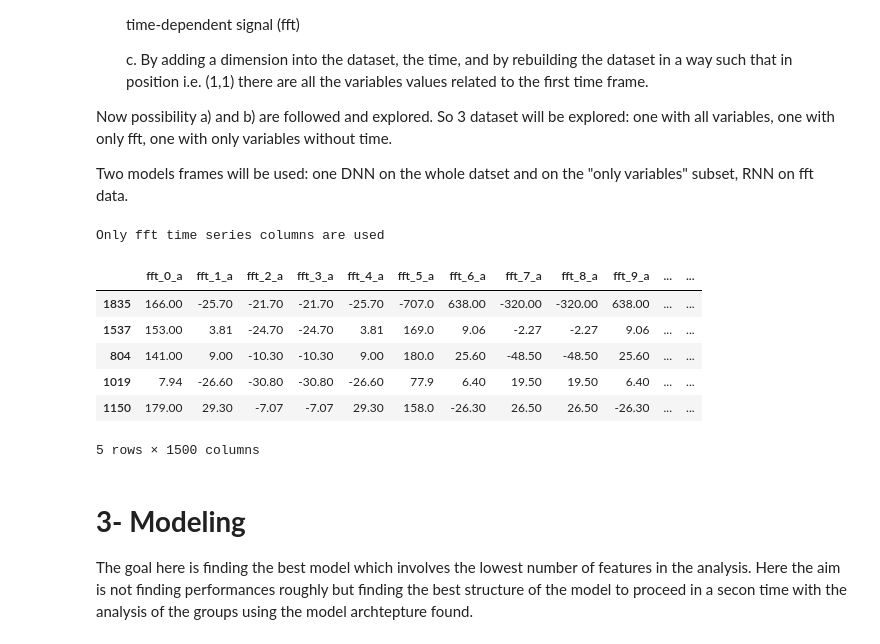
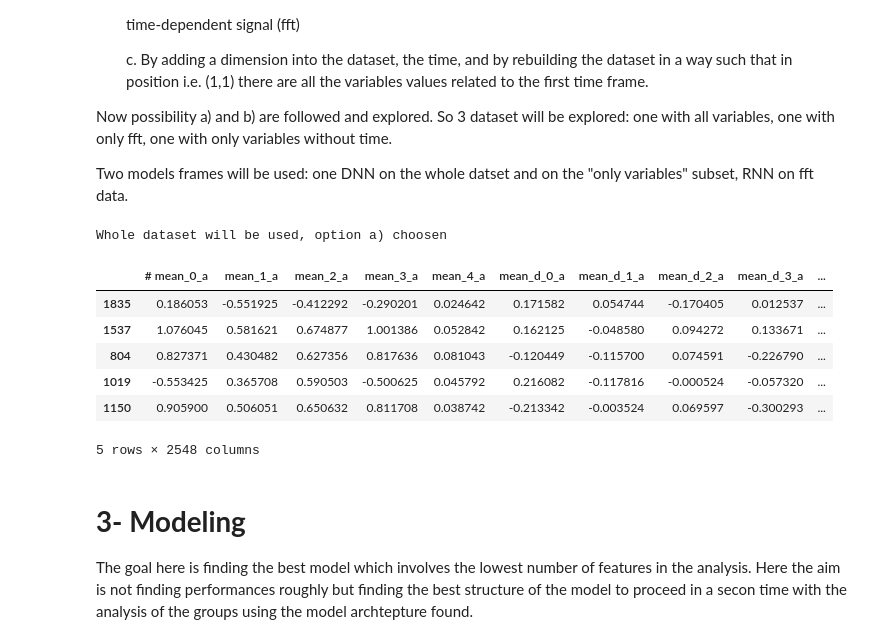
Before and after one commit to AndreaCorrado00/Emotion-recognition-throught-Deep-Learning-, a Jupyter notebook: emotions_eeg_lstm_gru_dnn_98_44.ipynb, the cells around one changed output. Cells and saved outputs as stored; diff of their text form; code cells hidden in the pictures.

```diff
--- a/emotions_eeg_lstm_gru_dnn_98_44.ipynb
+++ b/emotions_eeg_lstm_gru_dnn_98_44.ipynb
@@ -294,45 +294,55 @@ There are two main aspects about the dataset that surprise me:
 # %%
 
 
-all_dataset=False
-only_fft=True
+all_dataset=True
+only_fft=False
 
 # case 1
 if all_dataset==True and only_fft==False:
+    # normalization
+  columns_df=X.columns
+  X= StandardScaler().fit_transform(X)
+  X=pd.DataFrame(X,columns=columns_df)
+
   print('Whole dataset will be used, option a) choosen \n')
   X_train, x_test, Y_train, y_test = train_test_split(X, Y,random_state=111, test_size=0.2)
   X_train, x_val, Y_train, y_val=train_test_split(X_train, Y_train, random_state=111, test_size=0.2)
 
 # case 2
 elif all_dataset==False and only_fft==True:
   print('Only fft time series columns are used \n')
   fft_columns=X.columns[X.columns.str.contains('fft')]
   X_fft=X[fft_columns]
 
   X_train, x_test, Y_train, y_test = train_test_split(X_fft, Y,random_state=111, test_size=0.2)
   X_train, x_val, Y_train, y_val=train_test_split(X_train, Y_train, random_state=111, test_size=0.2)
 
 # case 3
 elif all_dataset==False and only_fft==False:
   print('Only time indipendent columns are used \n')
   variables_columns=X.columns[~X.columns.str.contains('fft')]
   X_variables=X[variables_columns]
+  #print(X_variables)
+
+  # normalization
+  X_variables = StandardScaler().fit_transform(X_variables)
+  X_variables=pd.DataFrame(X_variables,columns=X[variables_columns].columns)
 
   X_train, x_test, Y_train, y_test = train_test_split(X_variables, Y,random_state=111, test_size=0.2)
   X_train, x_val, Y_train, y_val=train_test_split(X_train, Y_train, random_state=111, test_size=0.2)
 
 # showing the dataframe
 X_train.head()
 x_test.head()
 # %% [output]
-Only fft time series columns are used
+Whole dataset will be used, option a) choosen
-|  | fft_0_a | fft_1_a | fft_2_a | fft_3_a | fft_4_a | fft_5_a | fft_6_a | fft_7_a | fft_8_a | fft_9_a | ... | ... |
-| 1835 | 166.00 | -25.70 | -21.70 | -21.70 | -25.70 | -707.0 | 638.00 | -320.00 | -320.00 | 638.00 | ... | ... |
-| 1537 | 153.00 | 3.81 | -24.70 | -24.70 | 3.81 | 169.0 | 9.06 | -2.27 | -2.27 | 9.06 | ... | ... |
-| 804 | 141.00 | 9.00 | -10.30 | -10.30 | 9.00 | 180.0 | 25.60 | -48.50 | -48.50 | 25.60 | ... | ... |
-| 1019 | 7.94 | -26.60 | -30.80 | -30.80 | -26.60 | 77.9 | 6.40 | 19.50 | 19.50 | 6.40 | ... | ... |
-| 1150 | 179.00 | 29.30 | -7.07 | -7.07 | 29.30 | 158.0 | -26.30 | 26.50 | 26.50 | -26.30 | ... | ... |
+|  | # mean_0_a | mean_1_a | mean_2_a | mean_3_a | mean_4_a | mean_d_0_a | mean_d_1_a | mean_d_2_a | mean_d_3_a | ... |
+| 1835 | 0.186053 | -0.551925 | -0.412292 | -0.290201 | 0.024642 | 0.171582 | 0.054744 | -0.170405 | 0.012537 | ... |
+| 1537 | 1.076045 | 0.581621 | 0.674877 | 1.001386 | 0.052842 | 0.162125 | -0.048580 | 0.094272 | 0.133671 | ... |
+| 804 | 0.827371 | 0.430482 | 0.627356 | 0.817636 | 0.081043 | -0.120449 | -0.115700 | 0.074591 | -0.226790 | ... |
+| 1019 | -0.553425 | 0.365708 | 0.590503 | -0.500625 | 0.045792 | 0.216082 | -0.117816 | -0.000524 | -0.057320 | ... |
+| 1150 | 0.905900 | 0.506051 | 0.650632 | 0.811708 | 0.038742 | -0.213342 | -0.003524 | 0.069597 | -0.300293 | ... |
-5 rows × 1500 columns
+5 rows × 2548 columns
 # %%
 X_train = np.array(X_train).reshape((X_train.shape[0],X_train.shape[1],1))
 x_test = np.array(x_test).reshape((x_test.shape[0], x_test.shape[1],1))
```
Also changed, not shown: parts of 37 cells of this notebook.
